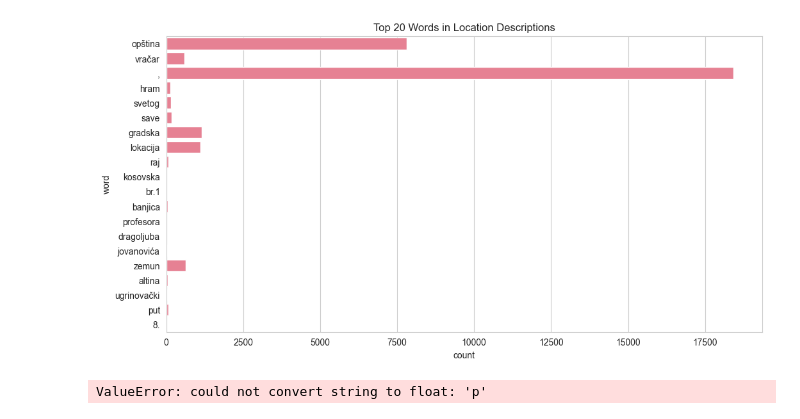
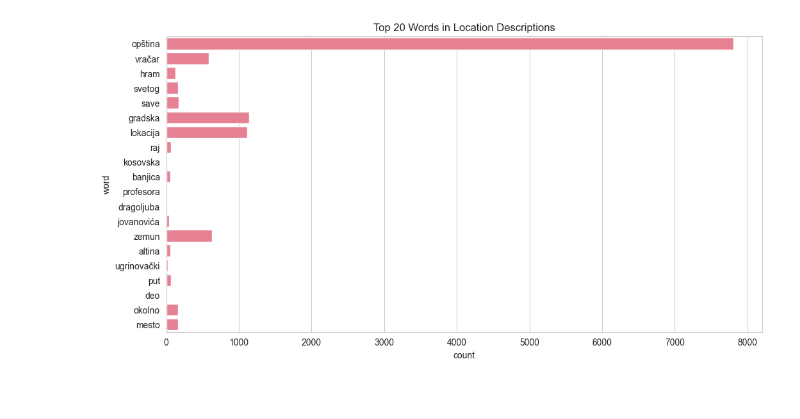
Before and after one commit to jovanovic-djo/real-estate-data-hub, a Jupyter notebook: notebooks/exploratory_data_analysis.ipynb, the cells around one changed output. Drawn from its saved outputs; the diff is of its cells as text; code cells hidden in the pictures.

```diff
--- a/notebooks/exploratory_data_analysis.ipynb
+++ b/notebooks/exploratory_data_analysis.ipynb
@@ -189,43 +202,20 @@ Bajina Bašta     3.0   83666.666667   12662.279942  70000.0  78000.0  86000.0
 
 [80 rows x 8 columns]
 # %%
-# 5. Location Analysis
-# Word frequency in location descriptions
 location_words = ' '.join(df['location'].astype(str)).lower().split()
 word_freq = Counter(location_words)
 
-# Remove common words and numbers
-common_words = {'in', 'on', 'at', 'the', 'and', 'or', 'of', 'to', 'for'}
+common_words = {',', 'br.1', '8.'}
 word_freq = {k: v for k, v in word_freq.items()
 if k not in common_words and not k.isdigit()}
 
-# Plot top 20 location words
 plt.figure(figsize=(12, 6))
 words = pd.DataFrame(list(word_freq.items())[:20], columns=['word', 'count'])
 sns.barplot(data=words, x='count', y='word')
 plt.title('Top 20 Words in Location Descriptions')
 plt.show()
 # %% [output]
-[figure, old version]
+[figure, new version]
-# %%
-
-
-
-# 6. Outlier Analysis
-# Calculate Z-scores for numerical columns
-z_scores = pd.DataFrame()
-for col in numerical_cols:
-    z_scores[col] = np.abs(stats.zscore(df[col]))
-
-# Identify outliers (Z-score > 3)
-outliers = pd.DataFrame()
-for col in numerical_cols:
-    outliers[col] = (z_scores[col] > 3).sum()
-
-print("\nNumber of outliers per column (Z-score > 3):")
-print(outliers.T)
-# %% [output]
-ValueError: could not convert string to float: 'p'
 # %%
 # Print summary of extreme values
 print("\nExtreme values in the dataset:")
```
Also changed, not shown: parts of 8 cells of this notebook, 2 other files.
